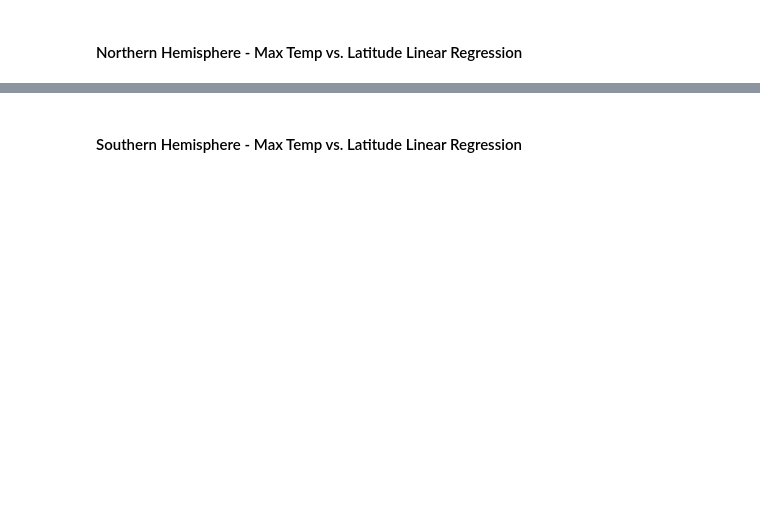
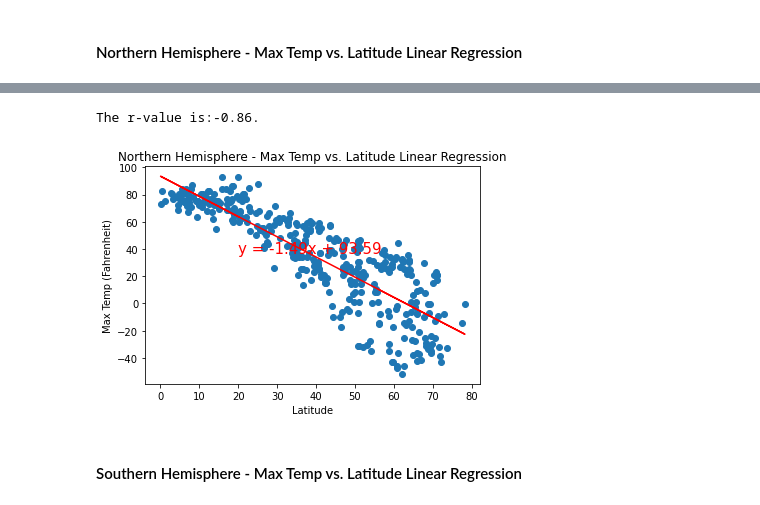
Before and after one commit to MThorpester/python-api-challenge, a Jupyter notebook: WeatherPy/WeatherPy.ipynb, the cells around one changed output, grey strips where cells are left out. Drawn from its saved outputs; the diff is of its cells as text; code cells hidden in the pictures; blank space fills up the shorter version.

Commit message:
linear regression models working

```diff
--- a/WeatherPy/WeatherPy.ipynb
+++ b/WeatherPy/WeatherPy.ipynb
@@ -278,3 +279,8 @@ plt.show()
 - Although there doesn't appear to be a strong trend, it does appear that the regions further away from the equator tend to have the strongest winds (below -40 and above +40 degrees latitude).
 # %% [markdown]
 ## Linear Regression
+# %%
+# Split up the data into a df for each hemisphere in order to create the next series of linear regression models
+northern_df = city_df.loc[city_df['Latitude'] >= 0]
+southern_df = city_df.loc[city_df['Latitude'] < 0]
+southern_df.head()
@@ -287,2 +296,30 @@ The r-value is: 0.46937863826630627
+# %%
+# Calculate the correlation coefficient and linear regression model
+# for Max Temp and Latitude for the Northern Hemisphere
+
+correlation = st.pearsonr(northern_df['Latitude'],northern_df['Max Temp'])
+print(f'The r-value is:{round(correlation[0],2)}.')
+
+# Calculate the linear regression model for these two variables
+x_values = northern_df['Latitude']
+y_values = northern_df['Max Temp']
+
+(slope, intercept, rvalue, pvalue, stderr) = linregress(x_values, y_values)
+regress_values = x_values * slope + intercept
+line_eq = "y = " + str(round(slope,2)) + "x + " + str(round(intercept,2))
+
+# Plot the data on the scatter plot
+plt.scatter(x_values,y_values)
+plt.plot(x_values,regress_values,"r-")
+# Annotate the regression line
+plt.annotate(line_eq,(20,37),fontsize=15,color="red")
+plt.xlabel('Latitude')
+plt.ylabel('Max Temp (Fahrenheit)')
+plt.title('Northern Hemisphere - Max Temp vs. Latitude Linear Regression')
+plt.savefig('output_data/NLat_vs_MaxTemp_Reg.png')
+plt.show()
+# %% [output]
+The r-value is:-0.86.
+[figure, added]
 # %% [markdown]
 ####  Southern Hemisphere - Max Temp vs. Latitude Linear Regression
```
Also changed, not shown: parts of 17 cells of this notebook, 8 other files.
